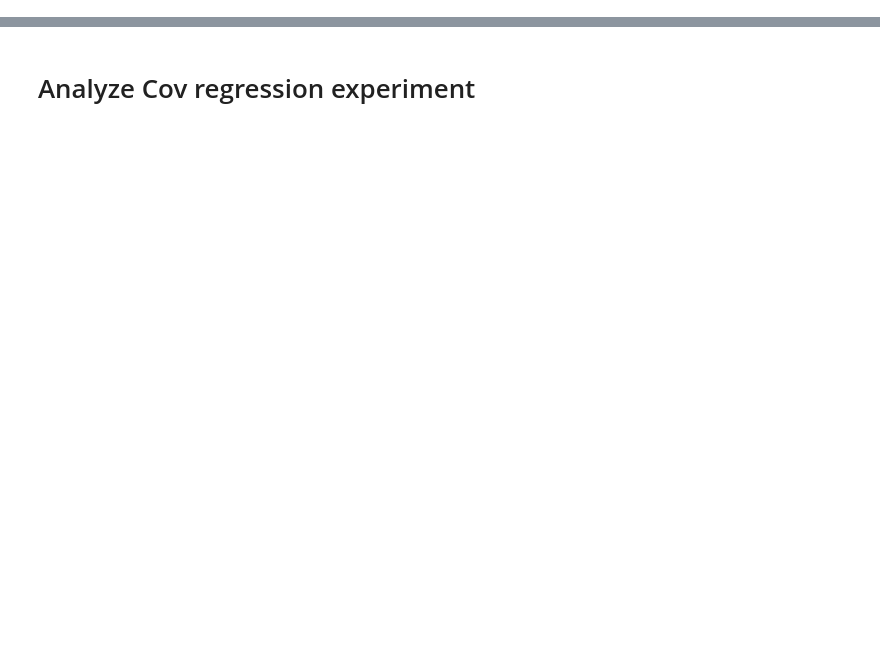
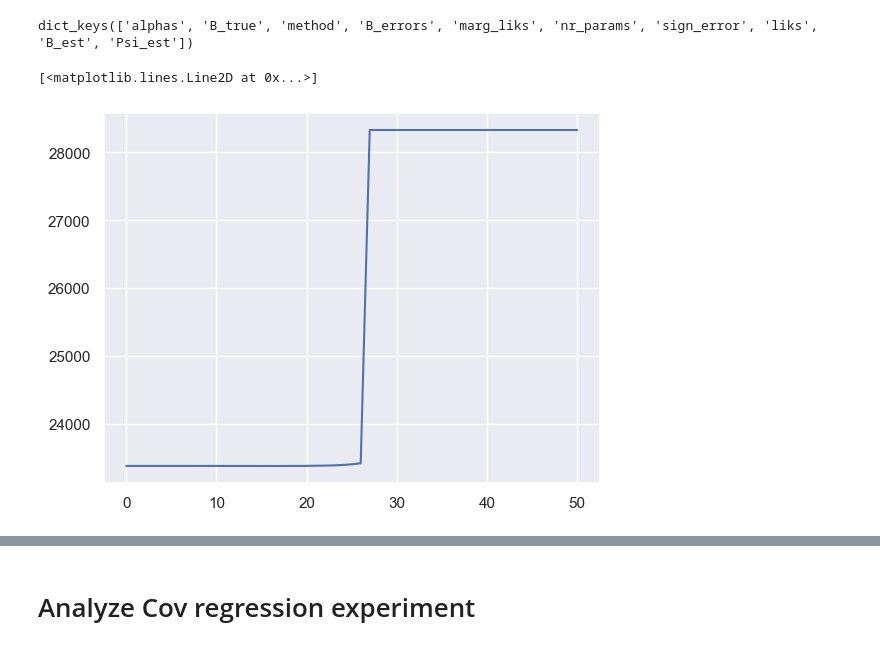
Before and after one commit to ragnarlevi/DyGraph, a Jupyter notebook: CovRegressionPaper/Shapley_paper.ipynb, the cells around one changed output, grey strips where cells are left out. Cells and saved outputs as stored; diff of their text form; code cells hidden in the pictures; blank space fills up the shorter version.

```diff
--- a/CovRegressionPaper/Shapley_paper.ipynb
+++ b/CovRegressionPaper/Shapley_paper.ipynb
@@ -111,0 +213,7 @@ def dynamic_covreg(Y, X, n_t, alpha, kappa):
+# %%
+n = 1000
+r = 30
+s = 1
+w_1 = 100
+with open(f'./experiment_paper/secant_n{n}_r{r}_s{s}.pkl', 'rb') as handle:
+    shapley_secant = pickle.load(handle)
@@ -111,0 +330,9 @@ def dynamic_covreg(Y, X, n_t, alpha, kappa):
+# %%
+shapley_secant.keys()
+# %% [output]
+dict_keys(['alphas', 'B_true', 'method', 'B_errors', 'marg_liks', 'nr_params', 'sign_error', 'liks', 'B_est', 'Psi_est'])
+# %%
+plt.plot(shapley_secant['nr_params']+shapley_secant['marg_liks'])
+# %% [output]
+[<matplotlib.lines.Line2D at 0x...>]
+[figure, added]
```
Also changed, not shown: parts of 56 cells of this notebook, 17 other files.
